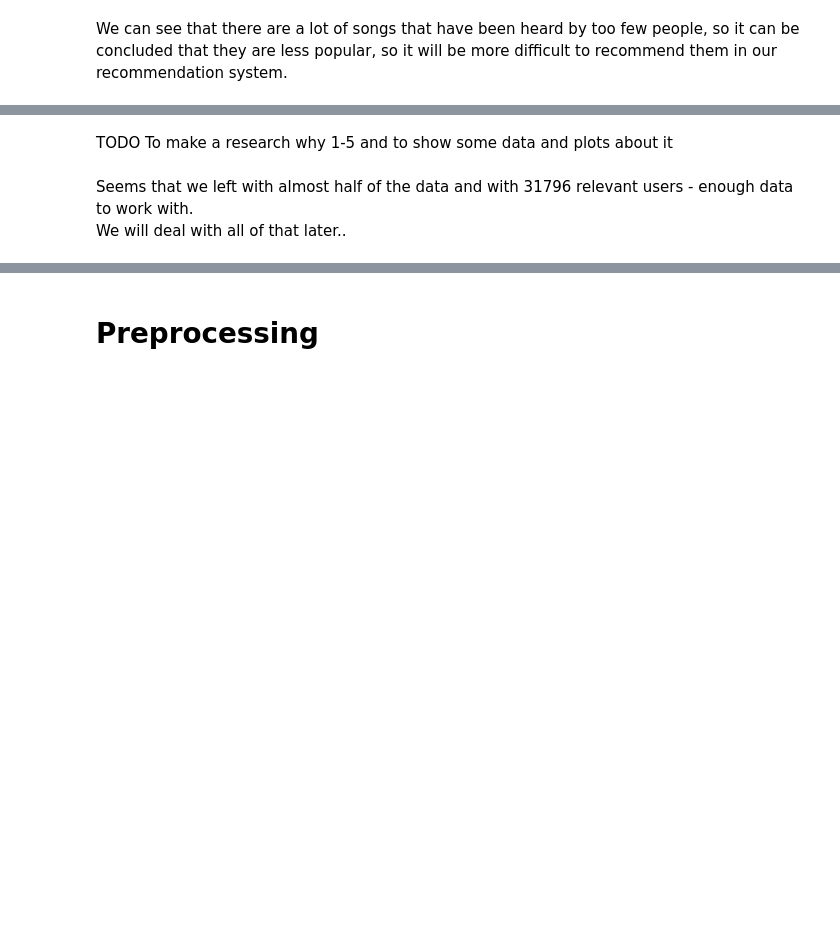
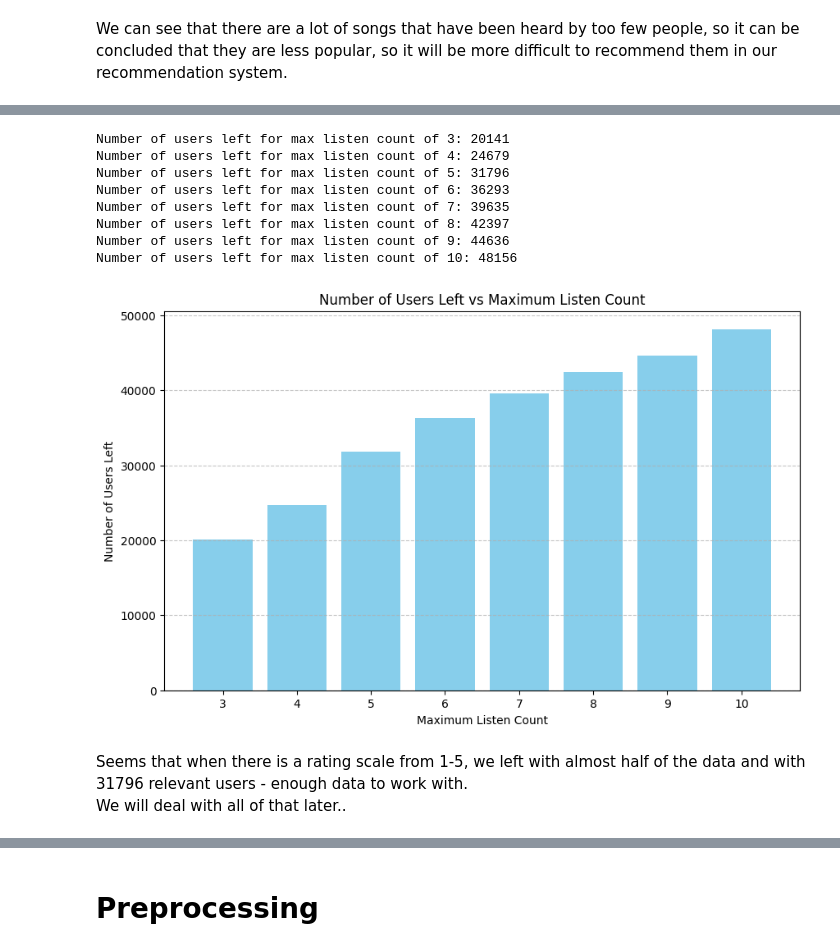
Before and after one commit to EitanBakirov/advanced-ml-dl-course, a Jupyter notebook: finalProject/Recommendation_System_Project_Group_4.ipynb, the cells around one changed output, grey strips where cells are left out. Cells and saved outputs as stored; diff of their text form; code cells hidden in the pictures; blank space fills up the shorter version.

```diff
--- a/finalProject/Recommendation_System_Project_Group_4.ipynb
+++ b/finalProject/Recommendation_System_Project_Group_4.ipynb
@@ -1248,15 +1284,32 @@ Lets take a look on the relevant data:
 # %%
-def filter_users_by_max_listen_count(df, max_listen_count=5):
-    # Group the data by 'user_id' and calculate the maximum listen count for each user
-    max_listen_counts = df.groupby('user_id')['listen_count'].max()
+def filter_users_by_max_listen_count(df, start_count=3, end_count=10):
+    max_listen_counts = range(start_count, end_count + 1)
+    ratings = {}
 
-    # Filter out the users whose maximum listen count is greater than the specified maximum listen count
-    relevant_users = max_listen_counts[max_listen_counts <= max_listen_count]
+    for max_listen_count in max_listen_counts:
+        # Group the data by 'user_id' and calculate the maximum listen count for each user
+        max_listen_counts = df.groupby('user_id')['listen_count'].max()
 
-    # Filter the original DataFrame to include only the relevant users
-    filtered_df = df[df['user_id'].isin(relevant_users.index)]
+        # Filter out the users whose maximum listen count is greater than the specified maximum listen count
+        relevant_users = max_listen_counts[max_listen_counts <= max_listen_count]
 
-    # Count the number of users left after filtering
-    num_users_left = len(relevant_users)
+        # Filter the original DataFrame to include only the relevant users
+        filtered_df = df[df['user_id'].isin(relevant_users.index)]
 
-    return filtered_df, num_users_left
+        # Count the number of users left after filtering
+        num_users_left = len(relevant_users)
+
+        ratings[max_listen_count] = num_users_left
+        print(f"Number of users left for max listen count of {max_listen_count}: {num_users_left}")
+
+    return filtered_df, ratings
+
+def plot_users_left(ratings):
+    plt.figure(figsize=(10, 6))
+    plt.bar(ratings.keys(), ratings.values(), color='skyblue')
+    plt.title('Number of Users Left vs Maximum Listen Count')
+    plt.xlabel('Maximum Listen Count')
+    plt.ylabel('Number of Users Left')
+    plt.xticks(list(ratings.keys()))
+    plt.grid(axis='y', linestyle='--', alpha=0.7)
+    plt.show()
@@ -1282,5 +1316,19 @@ Number of users left: 31796
-# %% [markdown]
-TODO To make a research why 1-5 and to show some data and plots about it
+# %%
+# Call the function to check max listen counts from 3 to 10
+filtered_df, ratings = filter_users_by_max_listen_count(df, start_count=3, end_count=10)
+
+# Plot the results
+plot_users_left(ratings)
+# %% [output]
+Number of users left for max listen count of 3: 20141
+Number of users left for max listen count of 4: 24679
+Number of users left for max listen count of 5: 31796
+Number of users left for max listen count of 6: 36293
+Number of users left for max listen count of 7: 39635
+Number of users left for max listen count of 8: 42397
+Number of users left for max listen count of 9: 44636
+Number of users left for max listen count of 10: 48156
+[figure, added]
 # %% [markdown]
-Seems that we left with almost half of the data and with 31796 relevant users - enough data to work with.<br>
+Seems that when there is a rating scale from 1-5, we left with almost half of the data and with 31796 relevant users - enough data to work with.<br>
 We will deal with all of that later..
```
Also changed, not shown: parts of 49 cells of this notebook.
